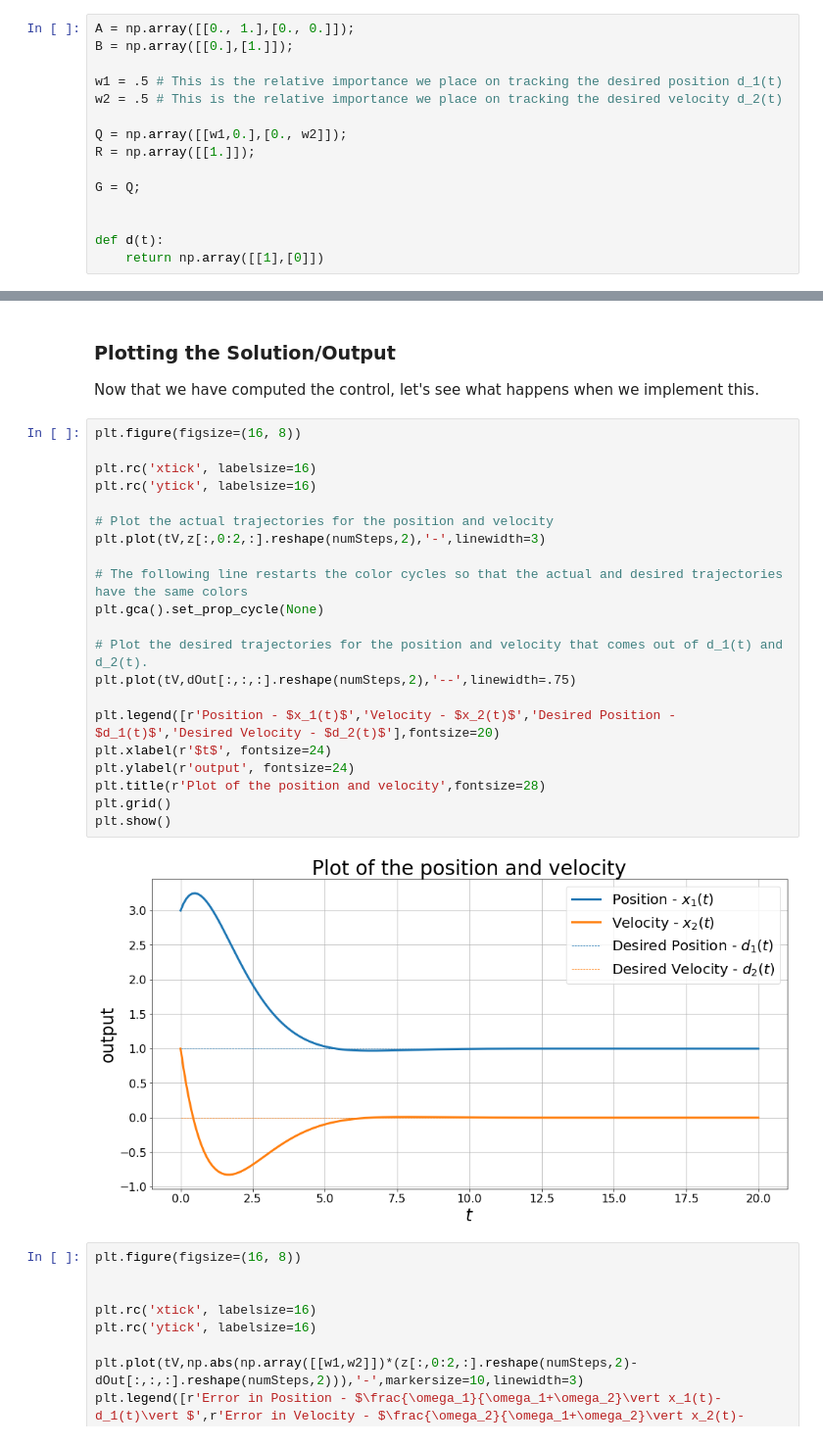
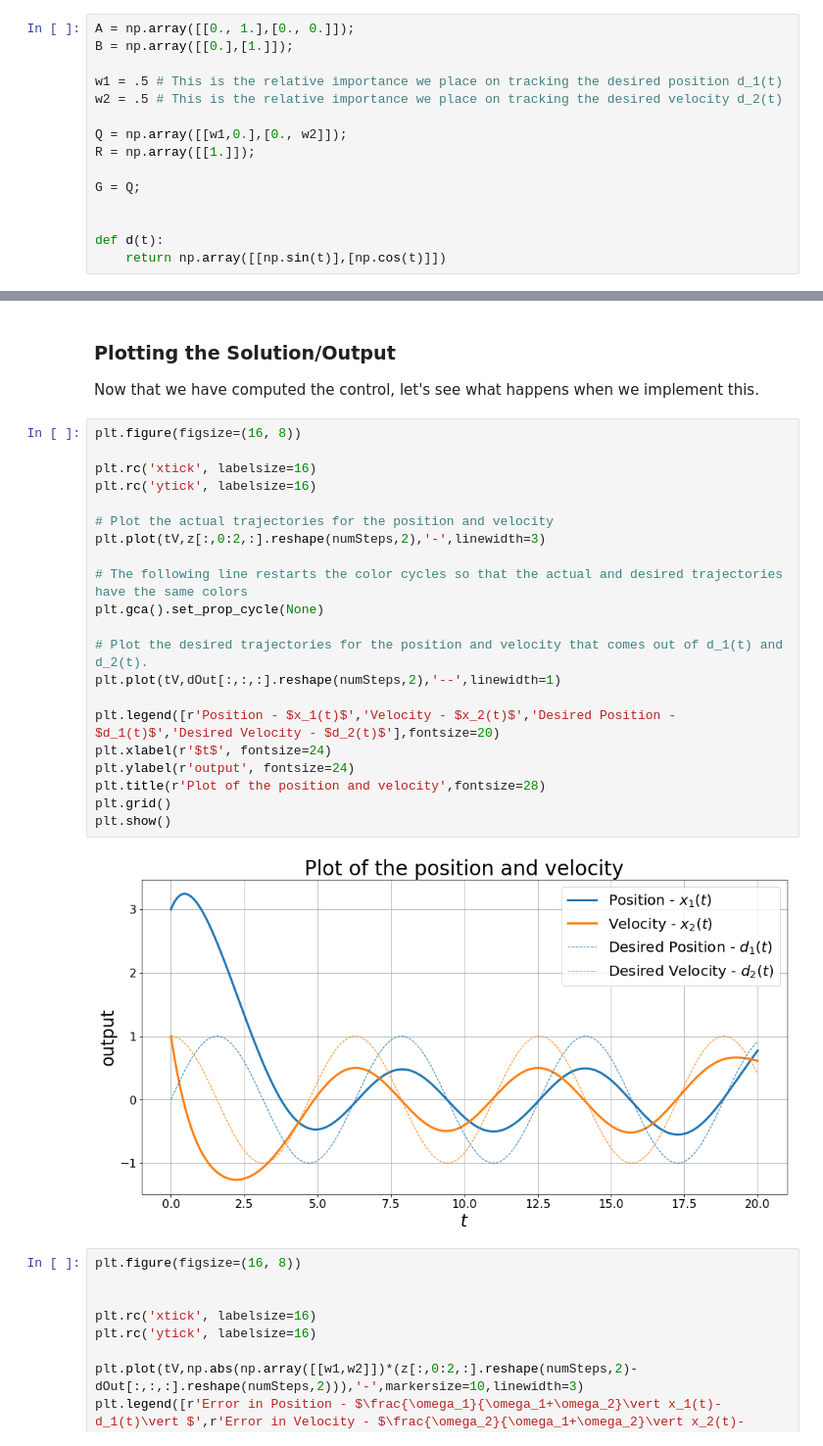
Before and after one commit to oliveras/Optimal_Estimation_and_Control_Spring_2022, a Jupyter notebook: LQR_Example-Tracking.ipynb, the cells around one changed output, grey strips where cells are left out. Shown: that part at 98% size. Drawn from its saved outputs; the diff is of its cells as text.

```diff
--- a/LQR_Example-Tracking.ipynb
+++ b/LQR_Example-Tracking.ipynb
@@ -81,7 +81,7 @@ G = Q;
 
 
 def d(t):
-    return np.array([[1],[0]])
+    return np.array([[np.sin(t)],[np.cos(t)]])
 # %% [markdown]
 Let's also set the initial and final times, $t_0$ and $t_f$ respectively.  Finally, we can input the initial condition $x_0$.
 # %%
@@ -173,26 +173,26 @@ Now that we have computed the control, let's see what happens when we implement
 # %%
 plt.figure(figsize=(16, 8))
 
 plt.rc('xtick', labelsize=16)
 plt.rc('ytick', labelsize=16)
 
 # Plot the actual trajectories for the position and velocity
 plt.plot(tV,z[:,0:2,:].reshape(numSteps,2),'-',linewidth=3)
 
 # The following line restarts the color cycles so that the actual and desired trajectories have the same colors
 plt.gca().set_prop_cycle(None)
 
 # Plot the desired trajectories for the position and velocity that comes out of d_1(t) and d_2(t).
-plt.plot(tV,dOut[:,:,:].reshape(numSteps,2),'--',linewidth=.75)
+plt.plot(tV,dOut[:,:,:].reshape(numSteps,2),'--',linewidth=1)
 
 plt.legend([r'Position - $x_1(t)$','Velocity - $x_2(t)$','Desired Position - $d_1(t)$','Desired Velocity - $d_2(t)$'],fontsize=20)
 plt.xlabel(r'$t$', fontsize=24)
 plt.ylabel(r'output', fontsize=24)
 plt.title(r'Plot of the position and velocity',fontsize=28)
 plt.grid()
 plt.show()
 # %% [output]
-[figure, old version]
+[figure, new version]
 # %%
 plt.figure(figsize=(16, 8))
 
```
Also changed, not shown: 1 other file.
